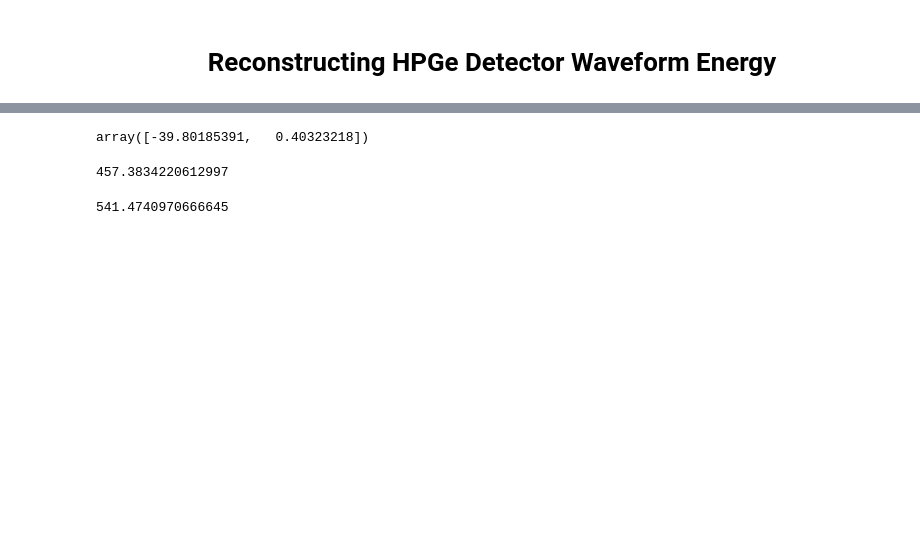
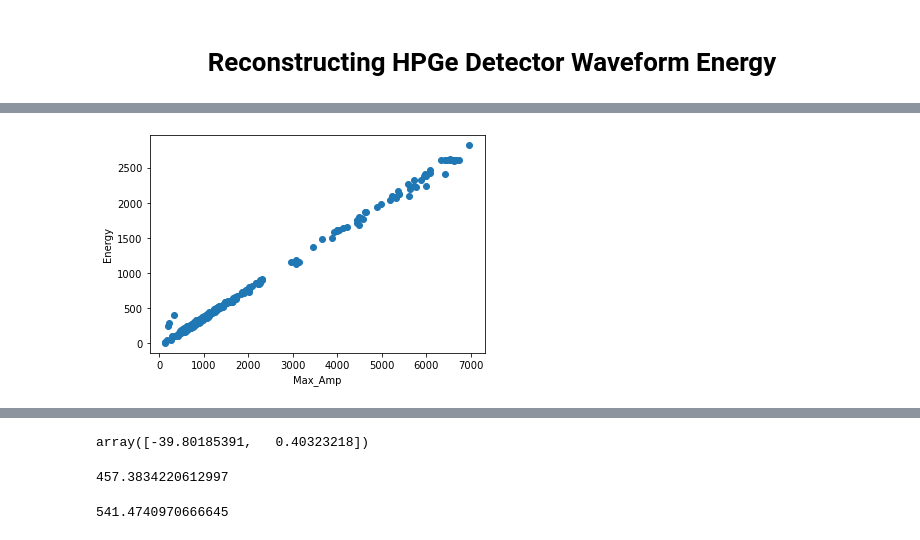
Before and after one commit to owenkyang/HPGe-Detector-Energy-Predictor, a Jupyter notebook: calculator.ipynb, the cells around one changed output, grey strips where cells are left out. Cells and saved outputs as stored; diff of their text form; code cells hidden in the pictures; blank space fills up the shorter version.

```diff
--- a/calculator.ipynb
+++ b/calculator.ipynb
@@ -6,0 +25,7 @@ from itertools import combinations
+# %%
+plt.scatter(waveforms['Max_Amp'], waveforms['Energy'])
+plt.xlabel('Max_Amp')
+plt.ylabel('Energy')
+plt.show(block=True)
+# %% [output]
+[figure, added]
```
Also changed, not shown: parts of 8 cells of this notebook.
